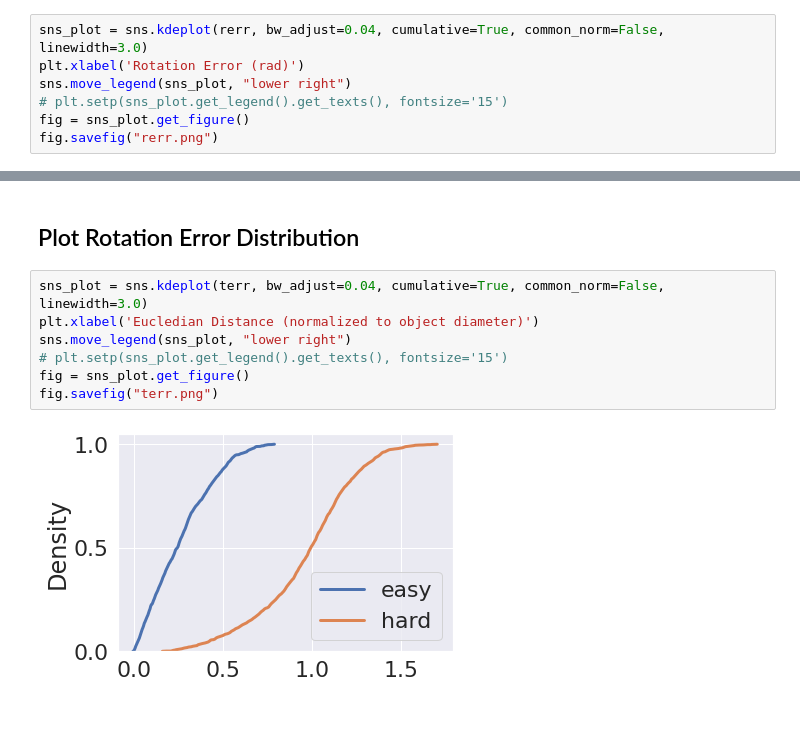
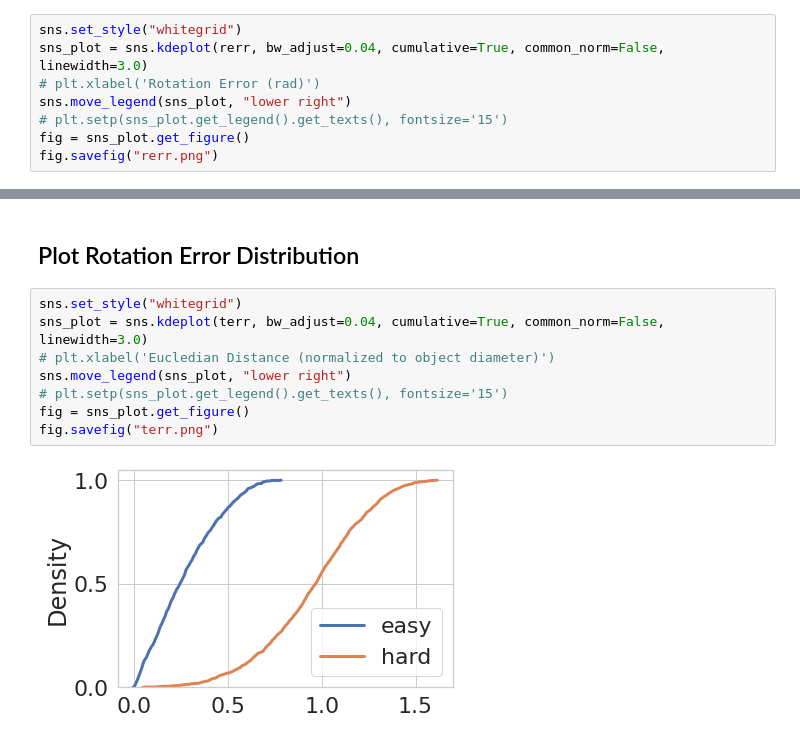
Before and after one commit to MIT-SPARK/C-3PO, a Jupyter notebook: results/data_analysis/data_analysis.ipynb, the cells around one changed output, grey strips where cells are left out. Saved outputs shown, nothing was run; the diff lists cells and outputs as text.

Commit message:
minor: data analysis: plot type

```diff
--- a/results/data_analysis/data_analysis.ipynb
+++ b/results/data_analysis/data_analysis.ipynb
@@ -15,8 +19,9 @@ Analyzing hard
 # %% [markdown]
 ## Plot Rotation Error Distribution
 # %%
+sns.set_style("whitegrid")
 sns_plot = sns.kdeplot(rerr, bw_adjust=0.04, cumulative=True, common_norm=False, linewidth=3.0)
-plt.xlabel('Rotation Error (rad)')
+# plt.xlabel('Rotation Error (rad)')
 sns.move_legend(sns_plot, "lower right")
 # plt.setp(sns_plot.get_legend().get_texts(), fontsize='15')
 fig = sns_plot.get_figure()
@@ -26,11 +31,12 @@ fig.savefig("rerr.png")
 # %% [markdown]
 ## Plot Rotation Error Distribution
 # %%
+sns.set_style("whitegrid")
 sns_plot = sns.kdeplot(terr, bw_adjust=0.04, cumulative=True, common_norm=False, linewidth=3.0)
-plt.xlabel('Eucledian Distance (normalized to object diameter)')
+# plt.xlabel('Eucledian Distance (normalized to object diameter)')
 sns.move_legend(sns_plot, "lower right")
 # plt.setp(sns_plot.get_legend().get_texts(), fontsize='15')
 fig = sns_plot.get_figure()
 fig.savefig("terr.png")
 # %% [output]
-[figure, old version]
+[figure, new version]
```
Also changed, not shown: parts of 1 cell of this notebook.
